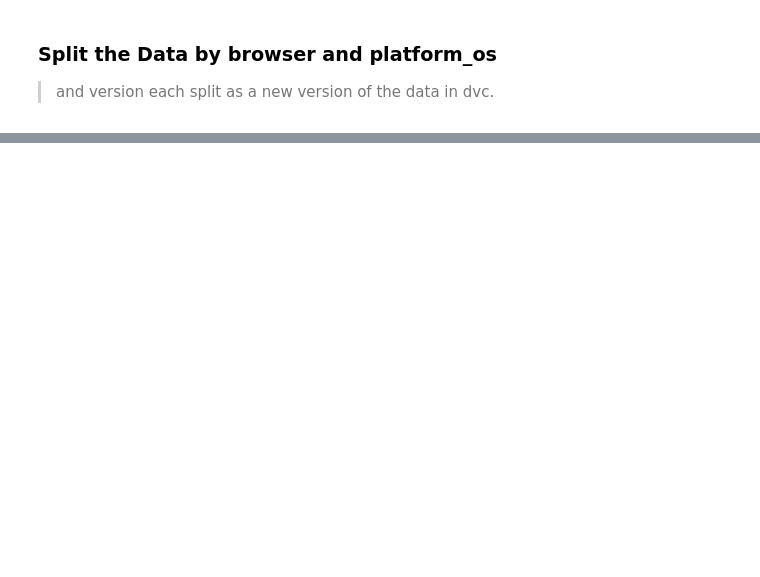
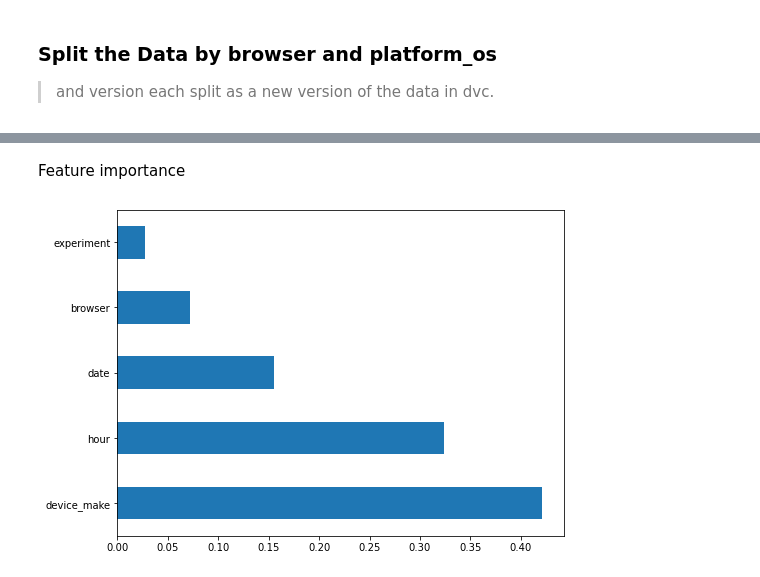
Before and after one commit to Ad-Campaign-Performance/.github, a Jupyter notebook: notebooks/MLModeling.ipynb, the cells around one changed output, grey strips where cells are left out. Cells and saved outputs as stored; diff of their text form; code cells hidden in the pictures; blank space fills up the shorter version.

```diff
--- a/notebooks/MLModeling.ipynb
+++ b/notebooks/MLModeling.ipynb
@@ -31,0 +65,3 @@ by_browser =  pd.DataFrame(df.groupby('MSISDN/Number')['IMSI']
+# %%
+# Encode aware to 0 and 1
+df['target_class'] = df['target_class'].astype(int)
@@ -31,0 +105,11 @@ by_browser =  pd.DataFrame(df.groupby('MSISDN/Number')['IMSI']
+# %%
+from sklearn.model_selection import train_test_split
+feature_cols = ["experiment", "hour", "date", 'device_make', 'browser']
+
+X = df[feature_cols]
+y = df[['target_class']]
+
+test_size = 0.1
+X_train, X_test, y_train, y_test = train_test_split(X, y, test_size=test_size, random_state=42)
+# %%
+X_train, X_valid, y_train, y_valid = train_test_split(X_train, y_train, test_size=0.2, random_state=42)
@@ -31,0 +126,13 @@ by_browser =  pd.DataFrame(df.groupby('MSISDN/Number')['IMSI']
+# %%
+# Define Random Forest Model
+rf = RandomForestClassifier(n_estimators=100)
+
+# We fit our model with our train data
+rf.fit(X_train, y_train)
+
+# Then predict results from X_test data
+pred_rf = rf.predict(X_test)
+
+# See First 10 Predictions and They Actual Values
+print("Predicted:", pred_rf[0:10])
+print("Actual:", y_test[0:10])
@@ -31,0 +152,14 @@ by_browser =  pd.DataFrame(df.groupby('MSISDN/Number')['IMSI']
+# %% [markdown]
+Feature importance
+# %%
+# Feature Importance:using Random forest Classifier
+from sklearn.ensemble import RandomForestClassifier
+import matplotlib.pyplot as plt
+model=RandomForestClassifier()
+model.fit(X_train,y_train)
+plt.figure(figsize=(8,6))
+ranked_features=pd.Series(model.feature_importances_,index=X.columns)
+ranked_features.nlargest(24).plot(kind='barh')
+plt.show()
+# %% [output]
+[figure, added]
```
Also changed, not shown: parts of 31 cells of this notebook.
